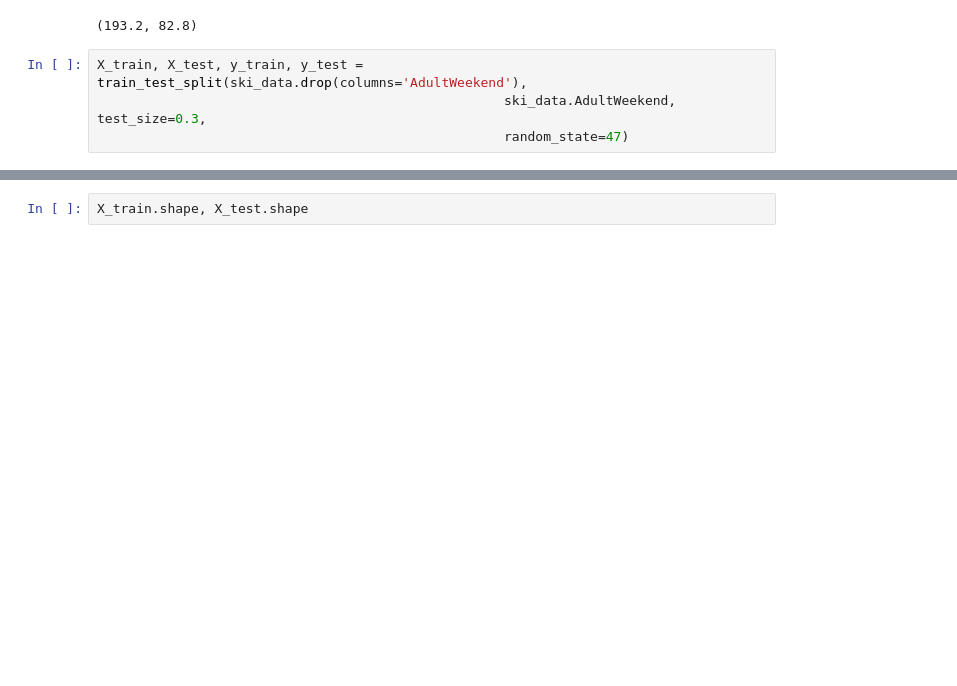
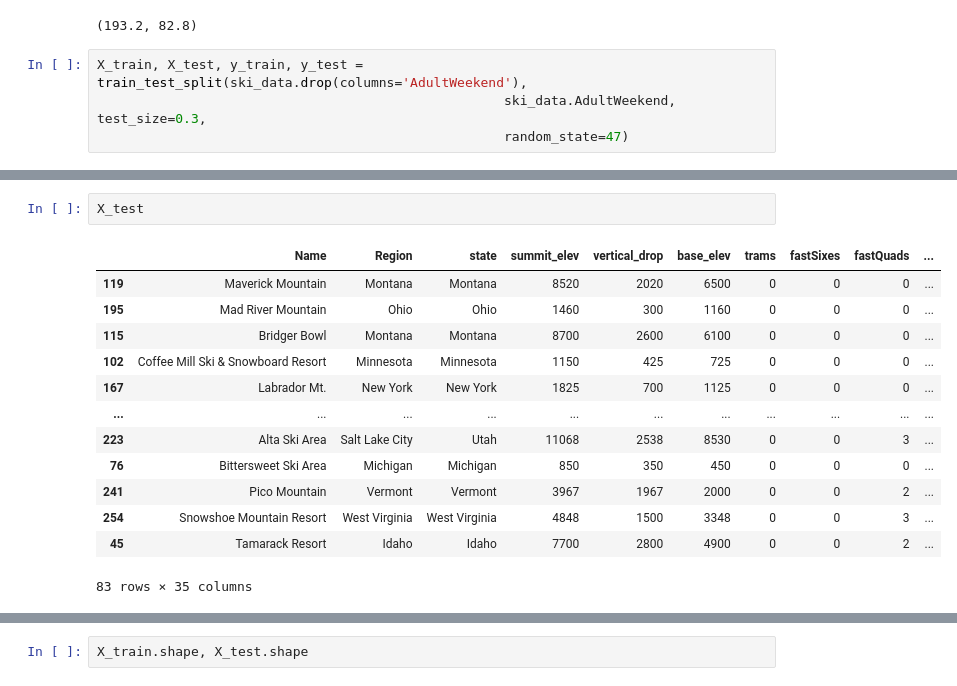
Before and after one commit to byongrakkim/DataScienceGuidedCapstone, a Jupyter notebook: Notebooks/04_preprocessing_and_training.ipynb, the cells around one changed output, grey strips where cells are left out. Saved outputs shown, nothing was run; the diff lists cells and outputs as text; blank space fills up the shorter version.

```diff
--- a/Notebooks/04_preprocessing_and_training.ipynb
+++ b/Notebooks/04_preprocessing_and_training.ipynb
@@ -165,0 +202,16 @@ X_train, X_test, y_train, y_test = train_test_split(ski_data.drop(columns='Adult
+# %%
+X_test
+# %% [output]
+|  | Name | Region | state | summit_elev | vertical_drop | base_elev | trams | fastSixes | fastQuads | ... |
+| 119 | Maverick Mountain | Montana | Montana | 8520 | 2020 | 6500 | 0 | 0 | 0 | ... |
+| 195 | Mad River Mountain | Ohio | Ohio | 1460 | 300 | 1160 | 0 | 0 | 0 | ... |
+| 115 | Bridger Bowl | Montana | Montana | 8700 | 2600 | 6100 | 0 | 0 | 0 | ... |
+| 102 | Coffee Mill Ski & Snowboard Resort | Minnesota | Minnesota | 1150 | 425 | 725 | 0 | 0 | 0 | ... |
+| 167 | Labrador Mt. | New York | New York | 1825 | 700 | 1125 | 0 | 0 | 0 | ... |
+| ... | ... | ... | ... | ... | ... | ... | ... | ... | ... | ... |
+| 223 | Alta Ski Area | Salt Lake City | Utah | 11068 | 2538 | 8530 | 0 | 0 | 3 | ... |
+| 76 | Bittersweet Ski Area | Michigan | Michigan | 850 | 350 | 450 | 0 | 0 | 0 | ... |
+| 241 | Pico Mountain | Vermont | Vermont | 3967 | 1967 | 2000 | 0 | 0 | 2 | ... |
+| 254 | Snowshoe Mountain Resort | West Virginia | West Virginia | 4848 | 1500 | 3348 | 0 | 0 | 3 | ... |
+| 45 | Tamarack Resort | Idaho | Idaho | 7700 | 2800 | 4900 | 0 | 0 | 2 | ... |
+83 rows × 35 columns
```
Also changed, not shown: parts of 21 cells of this notebook.
